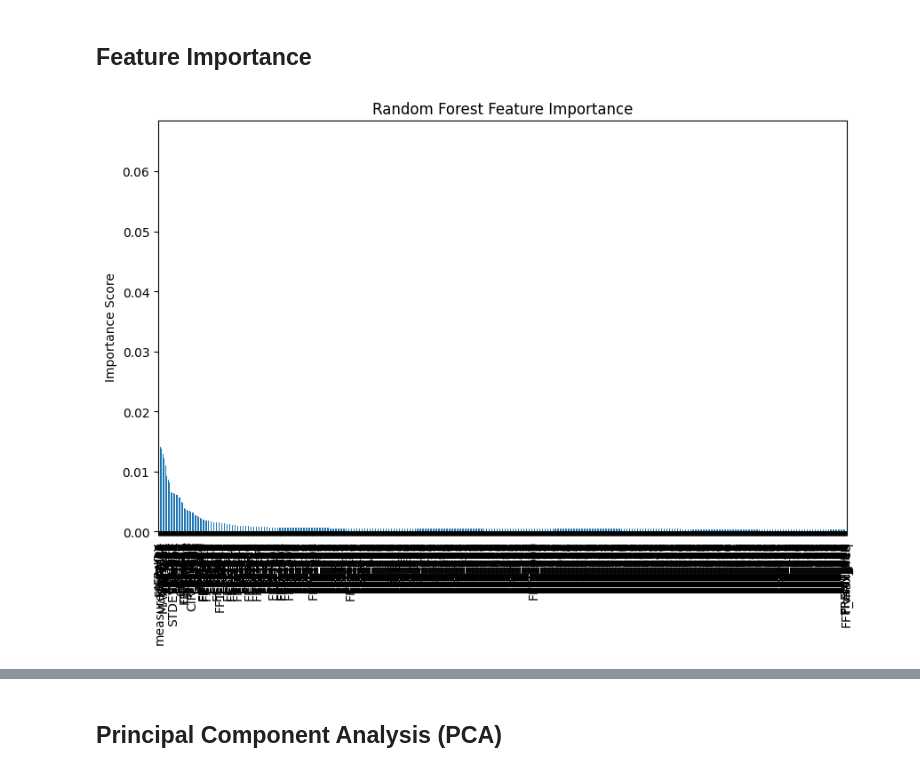
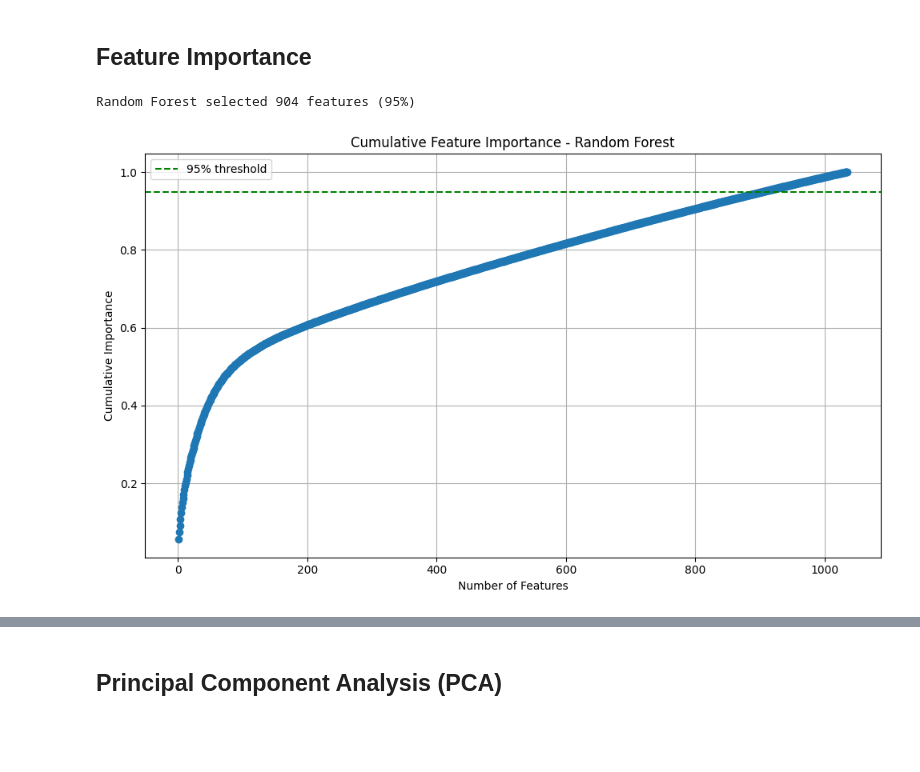
Before and after one commit to JeungHongTay/DA-LOS-WirelessSignalPrediction, a Jupyter notebook: code/classification.ipynb, the cells around one changed output, grey strips where cells are left out. Drawn from its saved outputs; the diff is of its cells as text; code cells hidden in the pictures; blank space fills up the shorter version.

```diff
--- a/code/classification.ipynb
+++ b/code/classification.ipynb
@@ -788,32 +771,39 @@ Hybrid CNN + Dense Accuracy Score: 0.5063619613647461
 # %% [markdown]
 ## Feature Importance
 # %%
-# ----------- RANDOM FOREST FEATURE IMPORTANCE -----------
 from sklearn.ensemble import RandomForestClassifier
 import pandas as pd
 import matplotlib.pyplot as plt
+import numpy as np
 
-# Train random forest
+
+
+X = df_fft.drop(columns=['NLOS'])
+y = df_fft['NLOS']
+
+# Train Random Forest
 rf = RandomForestClassifier(n_estimators=100, random_state=42)
 rf.fit(X, y)
 
-# Feature importance
+# Feature importances
 rf_importances = rf.feature_importances_
-rf_features = pd.Series(rf_importances, index=X.columns)
-rf_features = rf_features.sort_values(ascending=True)
+rf_features = pd.Series(rf_importances, index=X.columns).sort_values(ascending=False)
+cumulative_rf = rf_features.cumsum()
 
-# Plot
-plt.figure(figsize=(8, max(6, len(rf_features)//4)))
-plt.barh(rf_features.index, rf_features.values, color=['red' if imp < 0.01 else 'blue' for imp in rf_features])
-plt.axvline(0.01, color='green', linestyle='--', label='Threshold = 0.01')
-plt.title('Random Forest Feature Importance')
-plt.xlabel('Importance Score')
+# Select top features covering 95%
+rf_selected_features = rf_features[cumulative_rf <= 0.95].index
+print(f"Random Forest selected {len(rf_selected_features)} features (95%)")
+
+plt.figure(figsize=(10, 6))
+plt.plot(np.arange(1, len(cumulative_rf) + 1), cumulative_rf.values, marker='o')
+plt.axhline(y=0.95, color='g', linestyle='--', label='95% threshold')
+plt.xlabel('Number of Features')
+plt.ylabel('Cumulative Importance')
+plt.title('Cumulative Feature Importance - Random Forest')
 plt.legend()
+plt.grid(True)
 plt.tight_layout()
 plt.show()
-
-# Tabular view
-print("Random Forest Feature Importance (Tabular)")
-display(rf_features.sort_values(ascending=False))
 # %% [output]
+Random Forest selected 904 features (95%)
-[figure, old version]
+[figure, new version]
```
Also changed, not shown: parts of 39 cells of this notebook.
